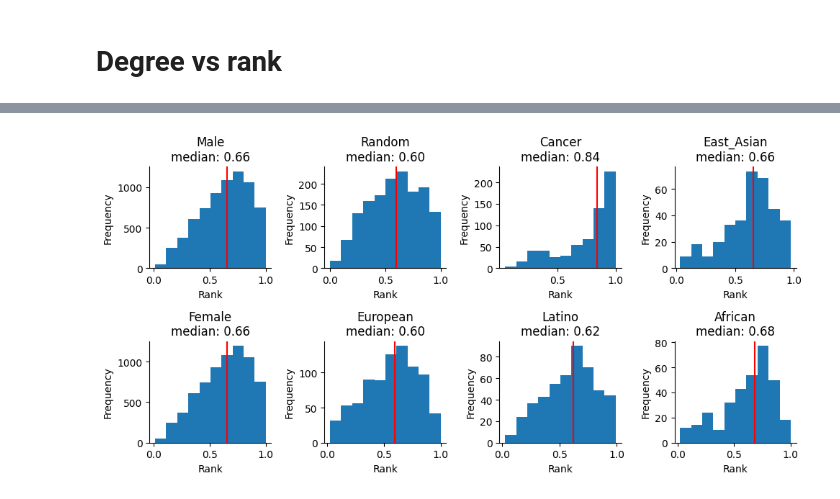
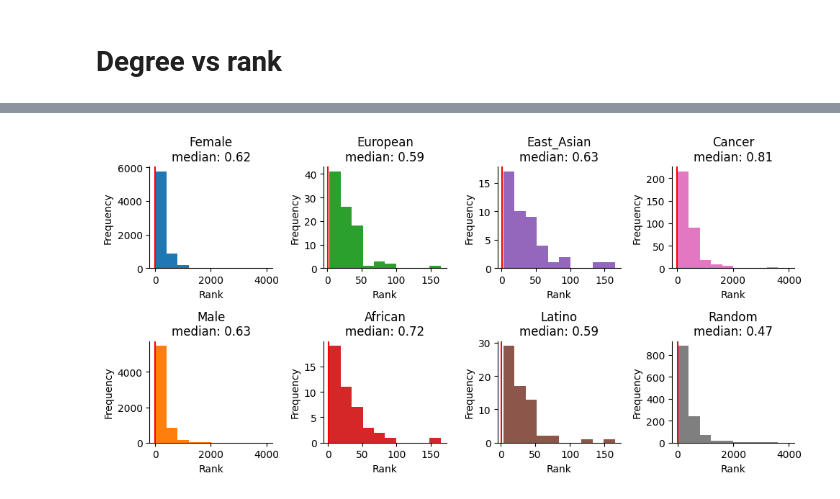
Before and after one commit to MSBradshaw/LinkPrediction, a Jupyter notebook: Experiments/class_degree_v_rank_scatter.ipynb, the cells around one changed output, grey strips where cells are left out. Saved outputs shown, nothing was run; the diff lists cells and outputs as text; code cells hidden in the pictures.

Commit message:
changed colors to be consistent across plots and updated models used

```diff
--- a/Experiments/class_degree_v_rank_scatter.ipynb
+++ b/Experiments/class_degree_v_rank_scatter.ipynb
@@ -131,13 +127,15 @@ Head of African pops:
 
 # list populations in order of the number of rows in the df
 # sort populations by number of rows
-populations = df['population'].unique()
+colors = ['#1f77b4', '#ff7f0e', '#2ca02c', '#d62728', '#9467bd', '#8c564b', '#e377c2', '#7f7f7f', '#bcbd22', '#17becf']
+populations = ['Female','Male','European','African','East_Asian','Latino','Cancer','Random']
+
 pop_counts = [df[df['population']==p].shape[0] for p in populations]
 
 # sort population based on pop_counts
 print(populations)
 print(pop_counts)
-populations = [x for _,x in sorted(zip(pop_counts,populations),reverse=True)]
+# populations = [x for _,x in sorted(zip(pop_counts,populations),reverse=True)]
 print(populations)
 
 fig, axes = plt.subplots(2,4,figsize=(10,5))
@@ -146,7 +144,7 @@ for i,pop in enumerate(populations):
     x = i%2
     y = i//2
     df_pop = df[df['population']==pop]
-    axes[x,y].scatter(df_pop['given_entity_degree'],df_pop['rank'],label=pop,s=3,alpha=0.5)
+    axes[x,y].scatter(df_pop['given_entity_degree'],df_pop['rank'],label=pop,s=3,alpha=0.5,color=colors[i])
     # log x
     # if pop not in ['European','African','East_Asian','Latino']:
     #     axes[x,y].set_xscale('log')
@@ -173,0 +171,27 @@ plt.show()
+# %%
+# do a histogram of the rank of each population
+colors = ['#1f77b4', '#ff7f0e', '#2ca02c', '#d62728', '#9467bd', '#8c564b', '#e377c2', '#7f7f7f', '#bcbd22', '#17becf']
+populations = ['Female','Male','European','African','East_Asian','Latino','Cancer','Random']
+
+fig, axes = plt.subplots(2,4,figsize=(10,5))
+for i,pop in enumerate(populations):
+    x = i%2
+    y = i//2
+    df_pop = df[df['population']==pop]
+    axes[x,y].hist(df_pop['rank'],label=pop,color=colors[i])
+
+    # remove top and right border
+    axes[x,y].spines['top'].set_visible(False)
+    axes[x,y].spines['right'].set_visible(False)
+    # set x and y labels
+    axes[x,y].set_xlabel('Rank')
+    axes[x,y].set_ylabel('Frequency')
+    # set the median value as a vertical line
+    axes[x,y].axvline(df_pop['rank'].median(),color='red',label='median')
+    med = df_pop['rank'].median()
+    axes[x,y].set_title(pop + f'\nmedian: {med:.2f}')
+
+# save figure
+plt.tight_layout()
+plt.savefig('../Figures/group_comparison_degree_v_rank_hists.png',dpi=300,bbox_inches='tight')
+plt.show()
@@ -174,26 +200,27 @@ plt.show()
 # %%
 # do a histogram of the rank of each population
+
 fig, axes = plt.subplots(2,4,figsize=(10,5))
 for i,pop in enumerate(populations):
     x = i%2
     y = i//2
     df_pop = df[df['population']==pop]
-    axes[x,y].hist(df_pop['rank'],label=pop)
+    axes[x,y].hist(df_pop['given_entity_degree'],label=pop,color=colors[i])
 
     # remove top and right border
     axes[x,y].spines['top'].set_visible(False)
     axes[x,y].spines['right'].set_visible(False)
     # set x and y labels
     axes[x,y].set_xlabel('Rank')
     axes[x,y].set_ylabel('Frequency')
     # set the median value as a vertical line
     axes[x,y].axvline(df_pop['rank'].median(),color='red',label='median')
     med = df_pop['rank'].median()
     axes[x,y].set_title(pop + f'\nmedian: {med:.2f}')
 
 # save figure
 plt.tight_layout()
 plt.savefig('../Figures/group_comparison_degree_v_rank_hists.png',dpi=300,bbox_inches='tight')
 plt.show()
 # %% [output]
-[figure, old version]
+[figure, new version]
```
Also changed, not shown: parts of 6 cells of this notebook.
